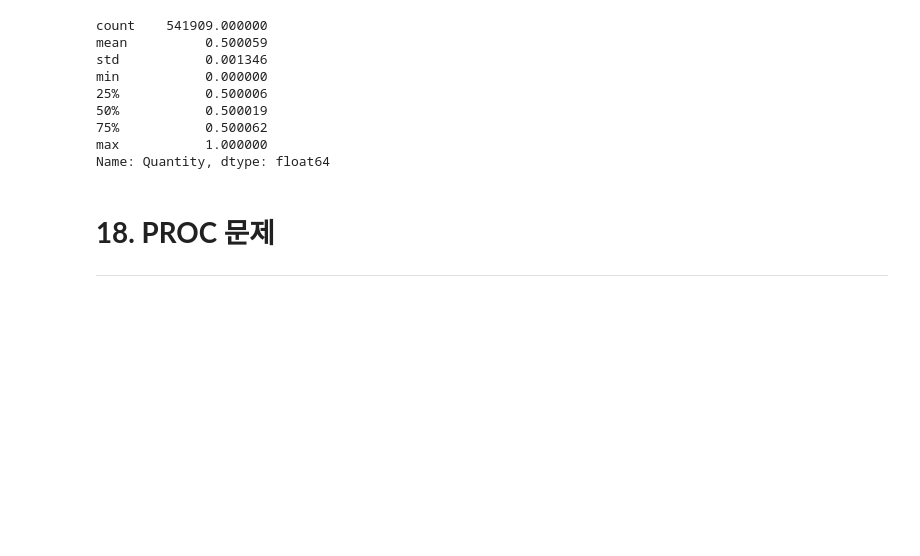
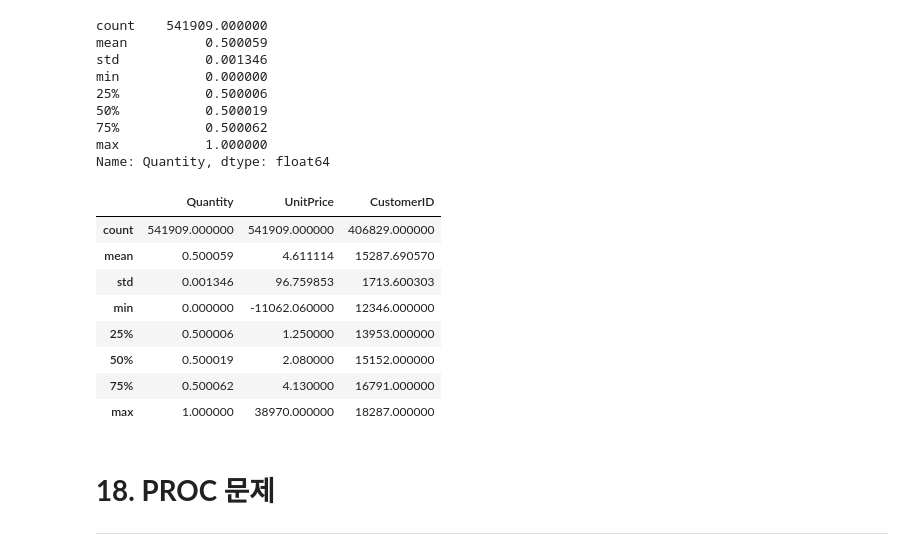
Before and after one commit to miri6913/Fast_Campus-Machine_Learning-, a Jupyter notebook: Data cleaning exercise/PROC_문제50종.ipynb, the cells around one changed output. Cells and saved outputs as stored; diff of their text form; code cells hidden in the pictures; blank space fills up the shorter version.

```diff
--- a/Data cleaning exercise/PROC_문제50종.ipynb
+++ b/Data cleaning exercise/PROC_문제50종.ipynb
@@ -1174,6 +1265,18 @@ min           0.000000
 75%           0.500062
 max           1.000000
 Name: Quantity, dtype: float64
+# %%
+df.describe()
+# %% [output]
+|  | Quantity | UnitPrice | CustomerID |
+| count | 541909.000000 | 541909.000000 | 406829.000000 |
+| mean | 0.500059 | 4.611114 | 15287.690570 |
+| std | 0.001346 | 96.759853 | 1713.600303 |
+| min | 0.000000 | -11062.060000 | 12346.000000 |
+| 25% | 0.500006 | 1.250000 | 13953.000000 |
+| 50% | 0.500019 | 2.080000 | 15152.000000 |
+| 75% | 0.500062 | 4.130000 | 16791.000000 |
+| max | 1.000000 | 38970.000000 | 18287.000000 |
 # %% [markdown]
 # **18. PROC 문제**
 ---
```
Also changed, not shown: parts of 9 cells of this notebook.
